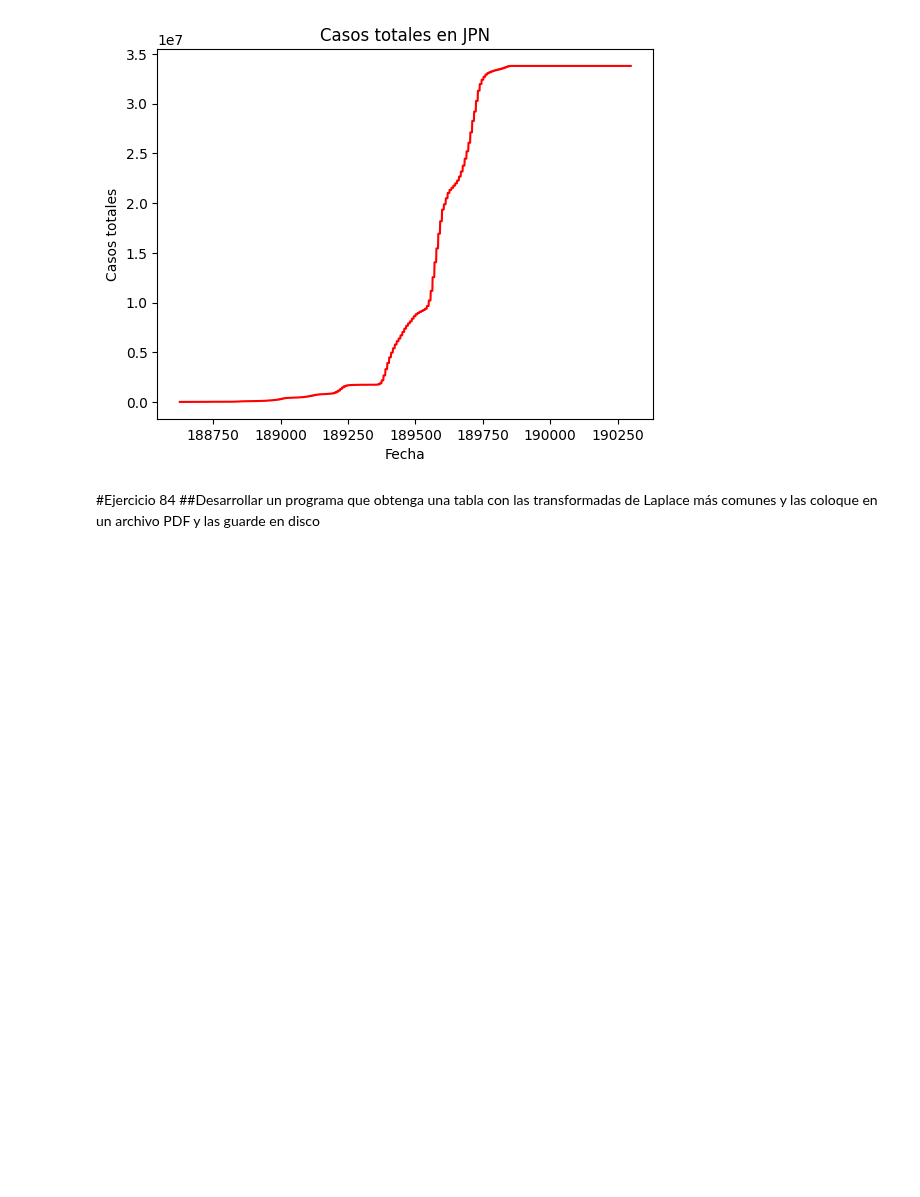
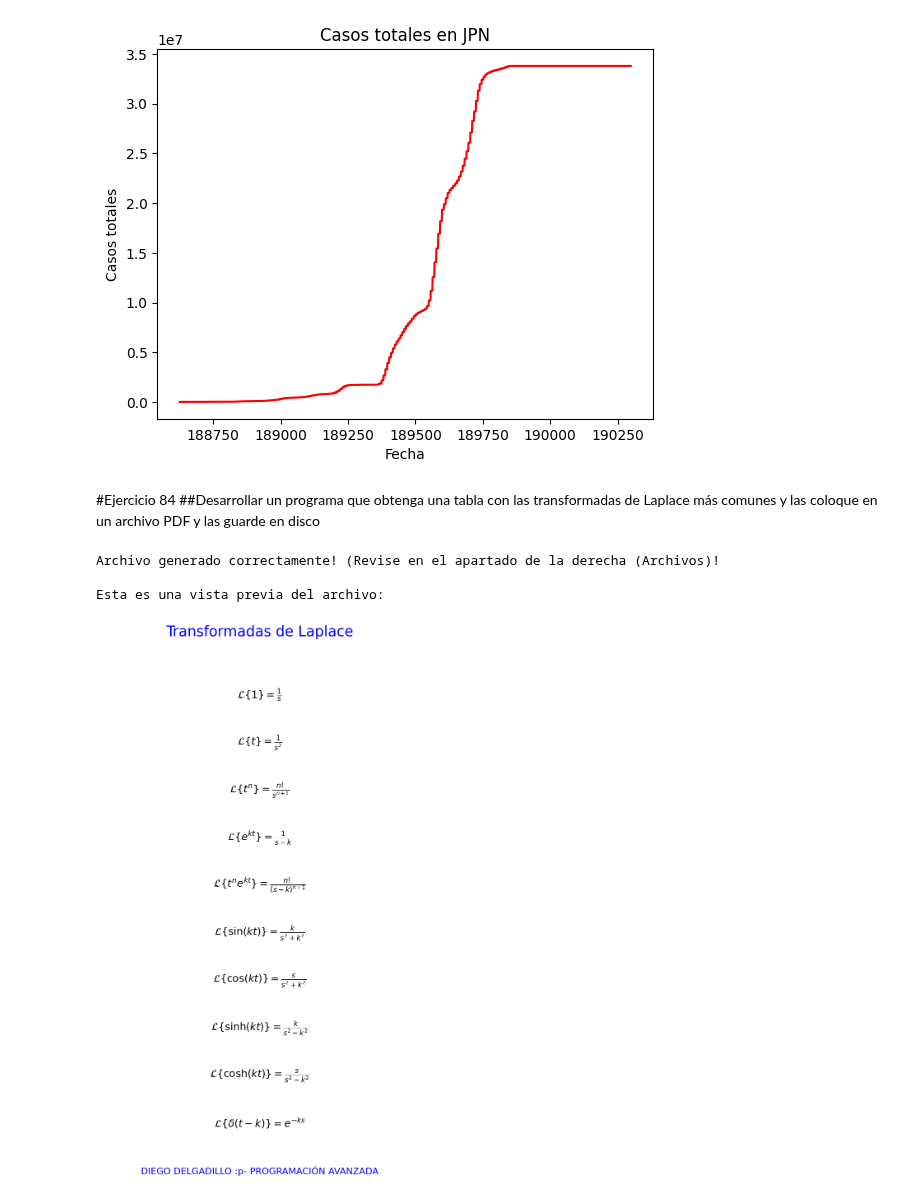
Before and after one commit to Diego-Delgadillo/Diego-Delgadillo, a Jupyter notebook: Tarea_03_DIEGO_RICARDO_DELGADILLO_GOMEZ.ipynb, the cells around one changed output. Cells and saved outputs as stored; diff of their text form; code cells hidden in the pictures; blank space fills up the shorter version.

```diff
--- a/Tarea_03_DIEGO_RICARDO_DELGADILLO_GOMEZ.ipynb
+++ b/Tarea_03_DIEGO_RICARDO_DELGADILLO_GOMEZ.ipynb
@@ -307,3 +307,59 @@ Ingrese el código de un país -> jpn
 # %% [markdown]
 #Ejercicio 84
 ##Desarrollar un programa que obtenga una tabla con las transformadas de Laplace más comunes y las coloque en un archivo PDF y las guarde en disco
+# %%
+#importamos librerias
+from PIL import Image
+from pdf2image import convert_from_path
+import matplotlib.pyplot as plt
+
+
+#--------------------------------------------------------------------------
+#creamos función para crear las transformadas de Laplace
+#--------------------------------------------------------------------------
+def transformadas():
+
+    # Configuración de la figura
+    fig = plt.figure(figsize=(10, 15))
+    plt.axis("off")
+    plt.title("Transformadas de Laplace", color='b', size=25, pad=20)
+
+    #creamos las expresiones en formato de 'Latex' :D
+    expresiones = [
+        r"$\mathcal{L}\{1\} = \frac{1}{s}$",
+        r"$\mathcal{L}\{t\} = \frac{1}{s^{2}}$",
+        r"$\mathcal{L}\{t^{n}\} = \frac{n!}{s^{n+1}}$",
+        r"$\mathcal{L}\{e^{kt}\} = \frac{1}{s-k}$",
+        r"$\mathcal{L}\{t^{n} e^{kt}\} = \frac{n!}{(s-k)^{n+1}}$",
+        r"$\mathcal{L}\{\sin(kt)\} = \frac{k}{s^{2} + k^{2}}$",
+        r"$\mathcal{L}\{\cos(kt)\} = \frac{s}{s^{2} + k^{2}}$",
+        r"$\mathcal{L}\{\sinh(kt)\} = \frac{k}{s^{2} - k^{2}}$",
+        r"$\mathcal{L}\{\cosh(kt)\} = \frac{s}{s^{2} - k^{2}}$",
+        r"$\mathcal{L}\{\delta(t-k)\} = e^{-ks}$"
+    ]
+
+    # creamos una lista con los valores de las posiciones
+    y_positions = [0.9, 0.8, 0.7, 0.6, 0.5, 0.4, 0.3, 0.2, 0.1, 0.0]
+
+    #elegimos cada una ded las expresiones
+    for expr, y in zip(expresiones, y_positions):
+        plt.text(0.5, y, expr, size=18, ha='center', va='center')
+
+    plt.text(0.5, -0.1, "DIEGO DELGADILLO :p- PROGRAMACIÓN AVANZADA",
+             size=16, ha='center', va='center', color='b')
+
+    #alamcena como PDF el archivo
+    plt.savefig("transformadas2.pdf", format="pdf", bbox_inches='tight')
+    print(f"\n\x1b[34mArchivo generado correctamente! (Revise en el apartado de la derecha (Archivos)!\x1b[0m")
+    print(f"\n\x1b[33mEsta es una vista previa del archivo: \n\x1b[0m")
+    plt.show()
+    plt.close(fig)
+#------------------------------------------------------------------------------------
+#Probamos las funciones
+#-----------------------------------
+transformadas()
+# %% [output]
+Archivo generado correctamente! (Revise en el apartado de la derecha (Archivos)!
+
+Esta es una vista previa del archivo:
+[figure, added]
```
